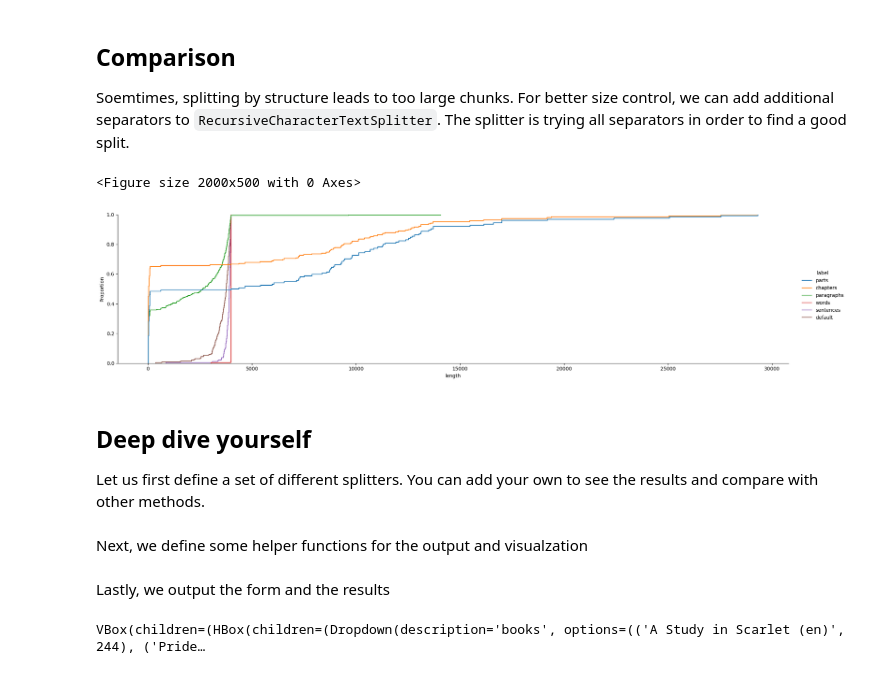
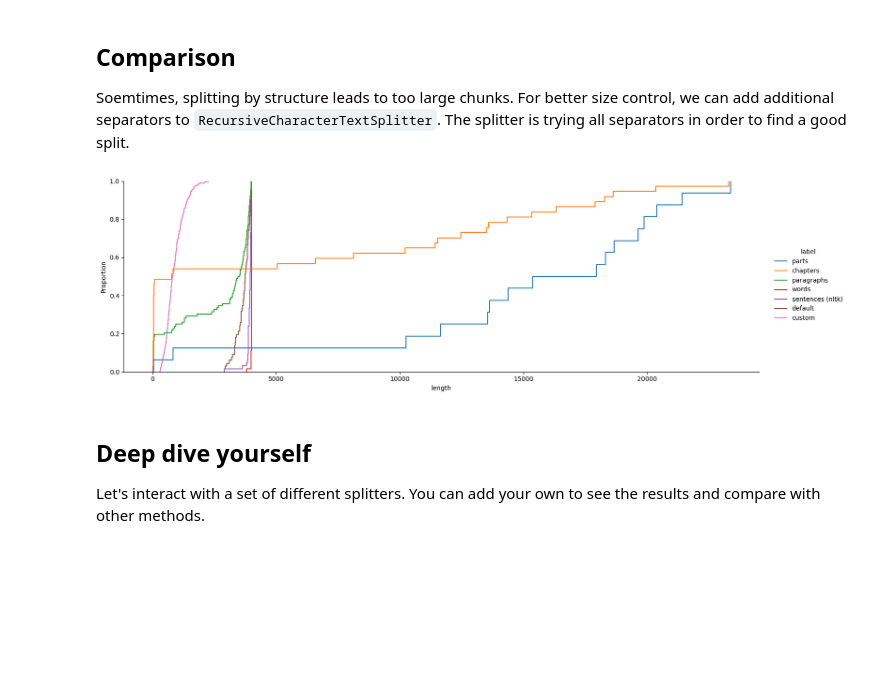
Before and after one commit to roger-weber/mmir-unibasel-hs23, a Jupyter notebook: chapter04/splitting.ipynb, the cells around one changed output. Cells and saved outputs as stored; diff of their text form; code cells hidden in the pictures; blank space fills up the shorter version.

Commit message:
update splitter

```diff
--- a/chapter04/splitting.ipynb
+++ b/chapter04/splitting.ipynb
@@ -270,0 +384,36 @@ first 10 parts:
+# %%
+import re
+
+class CustomSplitter:
+    def __init__(self):
+        from nltk.tokenize import sent_tokenize
+        self._tokenizer = sent_tokenize
+
+    def split_text(self, text: str):
+        def merge_small(in_splits):
+            out_splits = []
+            last_len = 0
+            for s in in_splits:
+                if out_splits and (len(s) < 200 or last_len < 200):
+                    out_splits[-1].append(s)
+                    last_len += len(s)
+                else:
+                    out_splits.append([s])
+                    last_len = len(s)
+            return out_splits
+
+        def add_overlap(in_splits):
+            def first_sentence(index):
+                return [self._tokenizer(in_splits[index][0])[0]]
+            def last_sentence(index):
+                return [self._tokenizer(in_splits[index][-1])[-1]]
+            out_splits = [in_splits[0] + first_sentence(1)]
+            for i in range(1, len(in_splits)-1):
+                out_splits.append(last_sentence(i-1) + in_splits[i] + first_sentence(i+1))
+            out_splits.append(last_sentence(len(in_splits)-2) + in_splits[len(in_splits)-1])
+            return out_splits
+
+        splits = [s.strip() for s in re.split('\n\n', text) if s]
+        return ['\n\n'.join(s) for s in add_overlap(merge_small(splits))]
+
+split_and_print(book, CustomSplitter(), [5,6,7])
@@ -275,30 +442,30 @@ Soemtimes, splitting by structure leads to too large chunks. For better size con
 # %%
 import pandas as pd
 import matplotlib.pyplot as plt
 import seaborn as sns
 from pandas import DataFrame
 
 all = DataFrame()
 params = {'chunk_size': 4000, 'chunk_overlap': 200}
 
 def run_splitter(label: str, splitter: TextSplitter):
     global all
     parts = splitter.split_text(book.page_content)
     df = DataFrame([len(p) for p in parts], columns = ['length']).assign(label=label)
     all = pd.concat([all, df])
 
 run_splitter('parts', CharacterTextSplitter(separator = "\n\n\n\n", **params))
 run_splitter('chapters', RecursiveCharacterTextSplitter(separators = ["\n\n\n\n", "\n\n\n"], **params))
 run_splitter('paragraphs', RecursiveCharacterTextSplitter(separators = ["\n\n\n\n", "\n\n\n", "\n\n"], **params))
 run_splitter('words', CharacterTextSplitter(separator = " ", **params))
-run_splitter('sentences', NLTKTextSplitter(separator = " ", **params))
+run_splitter('sentences (nltk)', NLTKTextSplitter(separator = " ", **params))
+# run_splitter('sentences (spacy)', SpacyTextSplitter(separator = " ", **params))
 run_splitter('default', RecursiveCharacterTextSplitter(**params))
+run_splitter('custom', CustomSplitter())
 
-plt.figure(figsize=(20, 5));
-sns.displot(all, x='length', aspect=4, kind="ecdf", hue="label");
+sns.displot(all, x='length', kind="ecdf", hue="label", height=5, aspect=3);
 # %% [output]
-<Figure size 2000x500 with 0 Axes>
-[figure, old version]
+[figure, new version]
 # %% [markdown]
 ## Deep dive yourself
-Let us first define a set of different splitters. You can add your own to see the results and compare with other methods.
+Let's interact with a set of different splitters. You can add your own to see the results and compare with other methods.
@@ -316,14 +471,0 @@ splitters = {
-# %% [markdown]
-Next, we define some helper functions for the output and visualzation
-# %% [markdown]
-Lastly, we output the form and the results
-# %%
-opt_splitter = widgets.Dropdown(description='splitter', options=splitters.keys())
-cur_part = widgets.IntSlider(min=0, max=50, step=1, value=0)
-form_data = widgets.HBox([opt_books, opt_splitter], layout = {'margin': '0px 0px 20px'})
-
-# display
-
-display(widgets.VBox([form_data, cur_part]))
-# %% [output]
-VBox(children=(HBox(children=(Dropdown(description='books', options=(('A Study in Scarlet (en)', 244), ('Pride…
```
Also changed, not shown: parts of 17 cells of this notebook, 1 other file.
